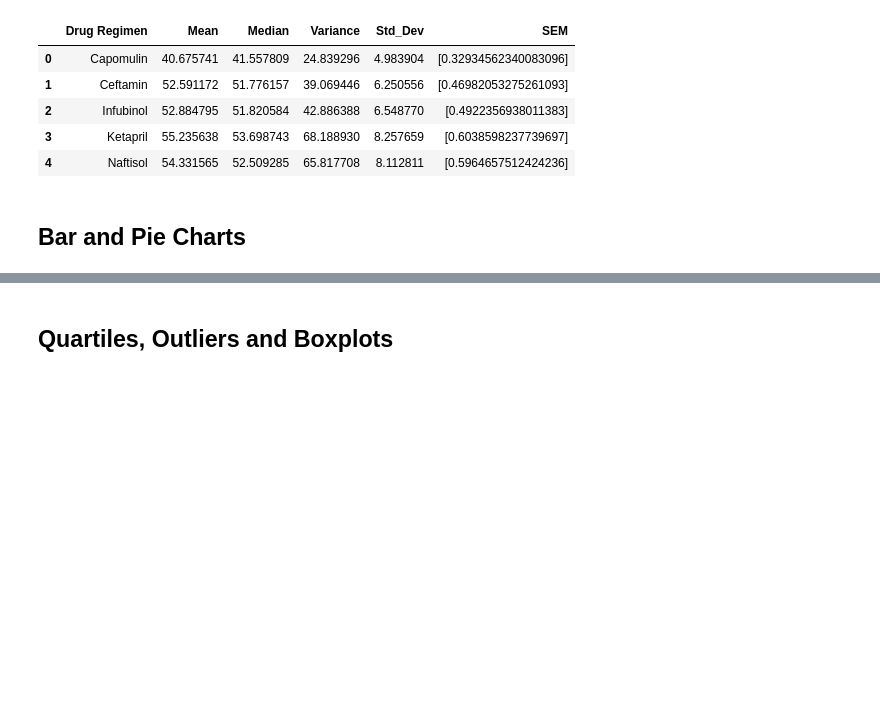
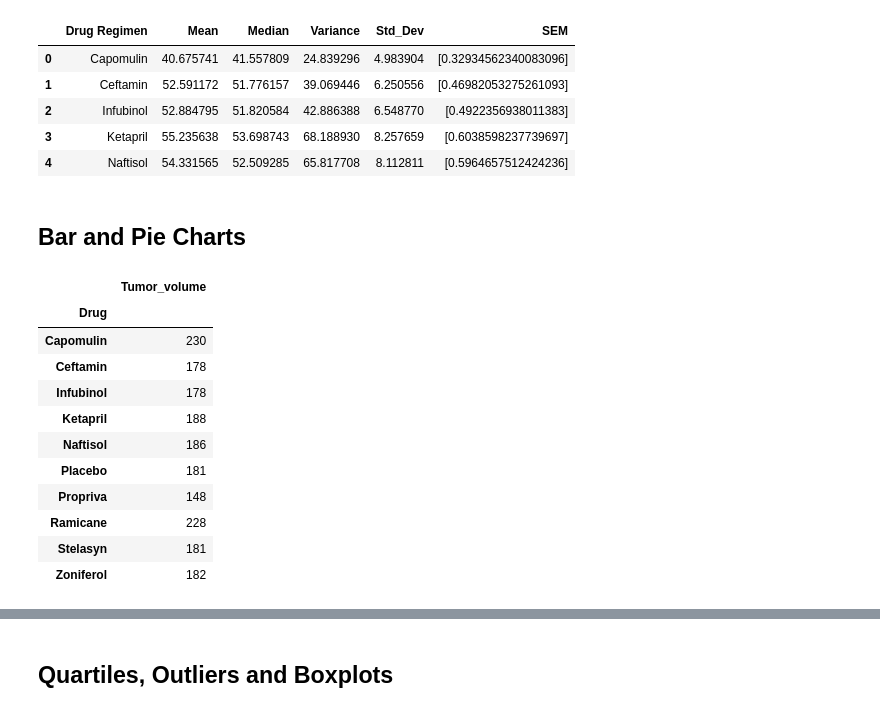
Before and after one commit to andersonmalloryk/Matplotlib-challenge, a Jupyter notebook: pymaceuticals_starter.ipynb, the cells around one changed output, grey strips where cells are left out. Drawn from its saved outputs; the diff is of its cells as text; code cells hidden in the pictures; blank space fills up the shorter version.

```diff
--- a/pymaceuticals_starter.ipynb
+++ b/pymaceuticals_starter.ipynb
@@ -145,3 +140,20 @@ drug_summary
 ## Bar and Pie Charts
 # %%
 # Generate a bar plot showing the total number of measurements taken on each drug regimen using pandas.
+num_drug_group = clean_results.groupby(["Drug"])
+num_drug_df = num_drug_group.count()
+num_drug_df = pd.DataFrame(num_drug_df["Tumor_volume"])
+num_drug_df
+# %% [output]
+|  | Tumor_volume |
+| Drug |  |
+| Capomulin | 230 |
+| Ceftamin | 178 |
+| Infubinol | 178 |
+| Ketapril | 188 |
+| Naftisol | 186 |
+| Placebo | 181 |
+| Propriva | 148 |
+| Ramicane | 228 |
+| Stelasyn | 181 |
+| Zoniferol | 182 |
```
Also changed, not shown: parts of 7 cells of this notebook.
